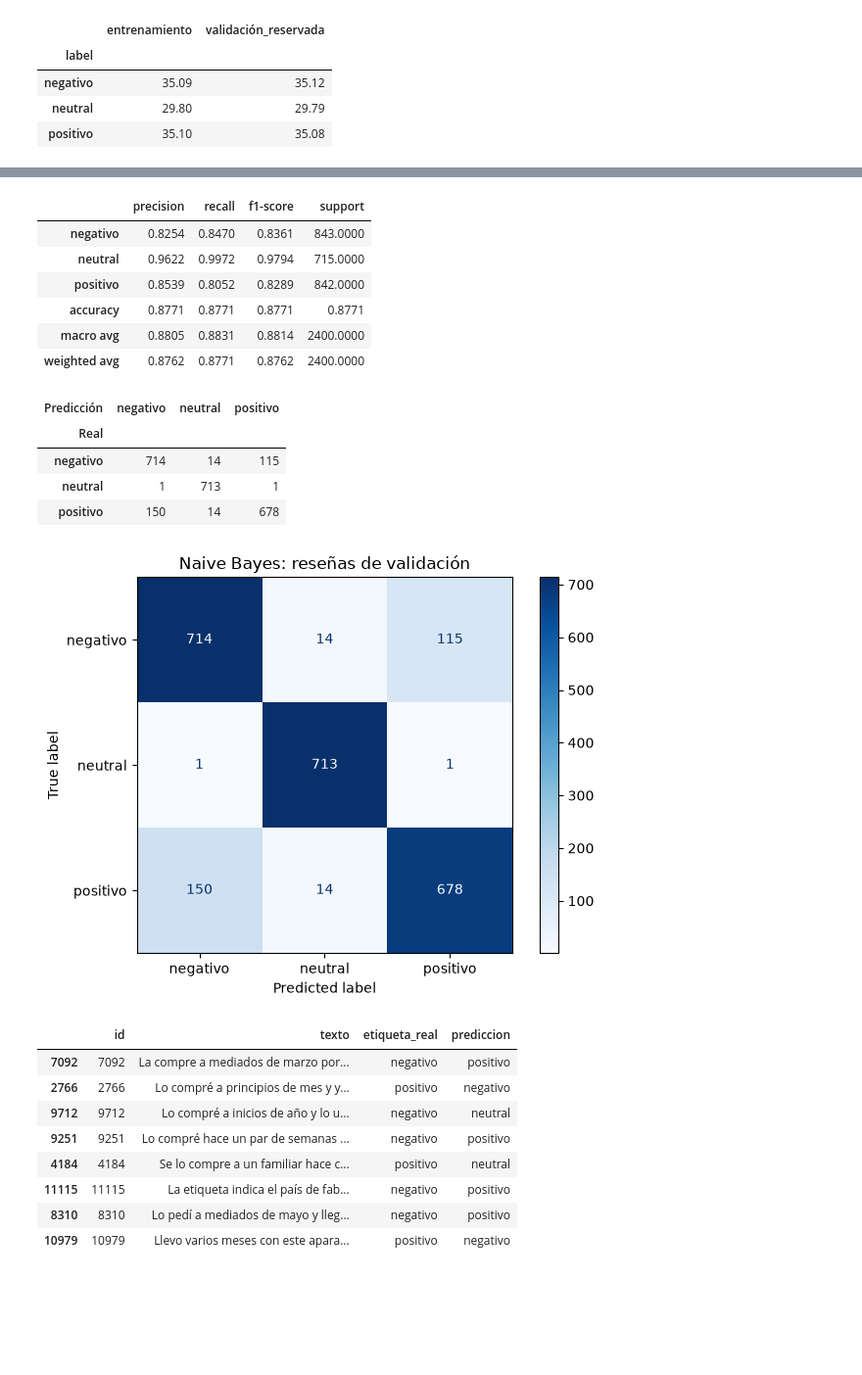
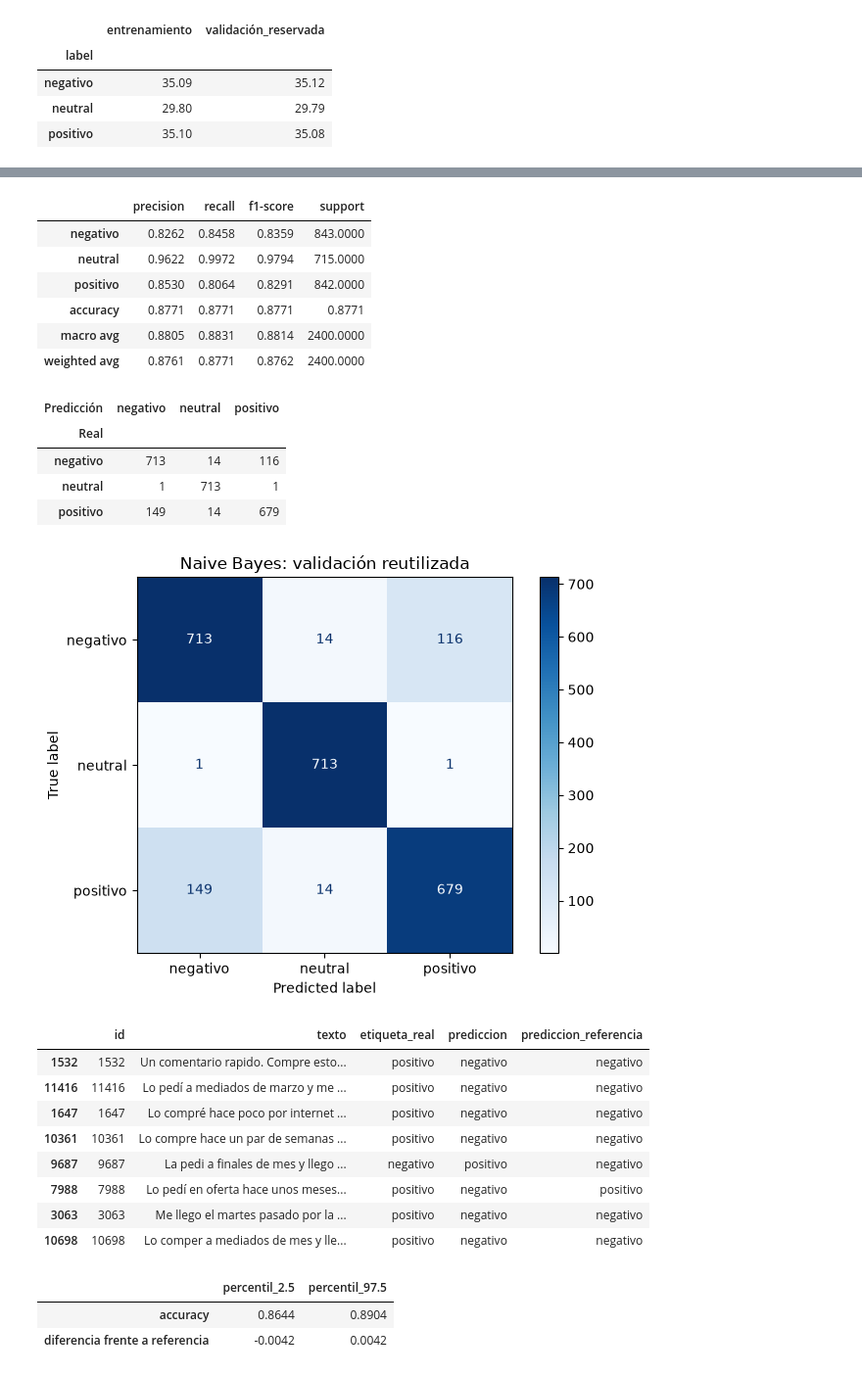
Before and after one commit to lauraS191/Proyecto-Machine-Learning, a Jupyter notebook: notebooks/04_Naive_Bayes.ipynb, the cells around one changed output, grey strips where cells are left out. Shown at 98% size. Drawn from its saved outputs; the diff is of its cells as text; code cells hidden in the pictures; blank space fills up the shorter version.

```diff
--- a/notebooks/04_Naive_Bayes.ipynb
+++ b/notebooks/04_Naive_Bayes.ipynb
@@ -359,0 +345,11 @@ Parámetros: {'classifier__alpha': 0.1, 'representacion__contexto__marcar__kw_ar
+# %%
+with TemporaryDirectory(prefix="nb-202620-") as carpeta_cache:
+    memoria = Memory(carpeta_cache, verbose=0)
+    anterior = crear_pipeline("TF-IDF", "MultinomialNB").set_params(classifier__alpha=0.1)
+    referencia, tabla_referencia, fila_referencia = buscar(
+        anterior, {}, X_train, y_train, cv, memoria, "TF-IDF", "MultinomialNB", "referencia_anterior")
+    mejor_modelo, mejor_resultado, tabla_experimentos, tabla_finalistas, candidatos = buscar_dos_etapas(
+        X_train, y_train, cv, memoria)
+
+print("Elegido por CV:", mejor_resultado["clave"])
+print("Parámetros completos:", mejor_modelo.get_params(deep=False))
@@ -419,26 +558,43 @@ El ganador ya quedó elegido con CV. Ahora reviso las 2.400 reseñas de validaci
 # %%
 predicciones_val = mejor_modelo.predict(X_val)
+predicciones_ref = referencia.predict(X_val)
 accuracy_val = accuracy_score(y_val, predicciones_val)
 f1_val = f1_score(y_val, predicciones_val, average="macro")
-accuracy_anterior = accuracy_score(y_val, referencia.predict(X_val))
-print(f"Accuracy: {accuracy_val:.4f}; F1 macro: {f1_val:.4f}")
-print(f"Referencia anterior: {accuracy_anterior:.4f}; diferencia: {100 * (accuracy_val - accuracy_anterior):.2f} puntos.")
+accuracy_anterior = accuracy_score(y_val, predicciones_ref)
+print(f"Accuracy: {accuracy_val:.4f}; F1 macro: {f1_val:.4f}; referencia: {accuracy_anterior:.4f}")
 reporte = pd.DataFrame(classification_report(y_val, predicciones_val, labels=CLASES,
                                             output_dict=True, zero_division=0)).T
 matriz = pd.DataFrame(confusion_matrix(y_val, predicciones_val, labels=CLASES),
                       index=pd.Index(CLASES, name="Real"), columns=pd.Index(CLASES, name="Predicción"))
 display(reporte.round(4))
 display(matriz)
-import matplotlib.pyplot as plt
 ConfusionMatrixDisplay(matriz.to_numpy(), display_labels=CLASES).plot(cmap="Blues")
-plt.title("Naive Bayes: reseñas de validación")
+plt.title("Naive Bayes: validación reutilizada")
 plt.tight_layout()
 plt.show()
-
-predicciones_validacion = pd.DataFrame({"id": train.loc[X_val.index, "id"], "texto": X_val,
-                                       "etiqueta_real": y_val, "prediccion": predicciones_val})
+predicciones_validacion = pd.DataFrame({
+    "id": train.loc[X_val.index, "id"], "texto": X_val, "etiqueta_real": y_val,
+    "prediccion": predicciones_val, "prediccion_referencia": predicciones_ref,
+})
 errores = predicciones_validacion[predicciones_validacion["etiqueta_real"] != predicciones_validacion["prediccion"]]
-print(f"Errores: {len(errores)} de {len(X_val)}")
 with pd.option_context("display.max_colwidth", None):
     display(errores.sample(n=min(8, len(errores)), random_state=SEMILLA))
+aciertos = np.asarray(y_val) == predicciones_val
+aciertos_ref = np.asarray(y_val) == predicciones_ref
+rng = np.random.default_rng(SEMILLA)
+bootstrap = []
+for _ in range(500):
+    indices = rng.integers(0, len(y_val), size=len(y_val))
+    bootstrap.append([aciertos[indices].mean(), (aciertos[indices].astype(float)-aciertos_ref[indices]).mean()])
+intervalos = pd.DataFrame(np.quantile(bootstrap, [0.025, 0.975], axis=0).T,
+                          index=["accuracy", "diferencia frente a referencia"],
+                          columns=["percentil_2.5", "percentil_97.5"])
+display(intervalos.round(4))
+display(Markdown(
+    f"El candidato obtuvo **{100*accuracy_val:.2f}%** en este 20%, con F1 macro **{f1_val:.4f}**. "
+    f"La referencia obtuvo **{100*accuracy_anterior:.2f}%**. Quedaron **{len(errores)} errores**: "
+    f"{matriz.loc['negativo','positivo']} negativos se confundieron con positivos y "
+    f"{matriz.loc['positivo','negativo']} positivos con negativos. "
+    "Estas cifras permiten comprobar si la mejora se concentra en las opiniones opuestas."
+))
 # %% [output]
@@ -448,22 +602,25 @@ Errores: 295 de 2400
 |  | precision | recall | f1-score | support |
-| negativo | 0.8254 | 0.8470 | 0.8361 | 843.0000 |
+| negativo | 0.8262 | 0.8458 | 0.8359 | 843.0000 |
 | neutral | 0.9622 | 0.9972 | 0.9794 | 715.0000 |
-| positivo | 0.8539 | 0.8052 | 0.8289 | 842.0000 |
+| positivo | 0.8530 | 0.8064 | 0.8291 | 842.0000 |
 | accuracy | 0.8771 | 0.8771 | 0.8771 | 0.8771 |
 | macro avg | 0.8805 | 0.8831 | 0.8814 | 2400.0000 |
-| weighted avg | 0.8762 | 0.8771 | 0.8762 | 2400.0000 |
+| weighted avg | 0.8761 | 0.8771 | 0.8762 | 2400.0000 |
 | Predicción | negativo | neutral | positivo |
 | Real |  |  |  |
-| negativo | 714 | 14 | 115 |
+| negativo | 713 | 14 | 116 |
 | neutral | 1 | 713 | 1 |
-| positivo | 150 | 14 | 678 |
+| positivo | 149 | 14 | 679 |
-[figure, old version]
+[figure, new version]
-|  | id | texto | etiqueta_real | prediccion |
-| 7092 | 7092 | La compre a mediados de marzo por... | negativo | positivo |
-| 2766 | 2766 | Lo compré a principios de mes y y... | positivo | negativo |
-| 9712 | 9712 | Lo compré a inicios de año y lo u... | negativo | neutral |
-| 9251 | 9251 | Lo compré hace un par de semanas ... | negativo | positivo |
-| 4184 | 4184 | Se lo compre a un familiar hace c... | positivo | neutral |
-| 11115 | 11115 | La etiqueta indica el país de fab... | negativo | positivo |
-| 8310 | 8310 | Lo pedí a mediados de mayo y lleg... | negativo | positivo |
-| 10979 | 10979 | Llevo varios meses con este apara... | positivo | negativo |
+|  | id | texto | etiqueta_real | prediccion | prediccion_referencia |
+| 1532 | 1532 | Un comentario rapido. Compre esto... | positivo | negativo | negativo |
+| 11416 | 11416 | Lo pedí a mediados de marzo y me ... | positivo | negativo | negativo |
+| 1647 | 1647 | Lo compré hace poco por internet ... | positivo | negativo | negativo |
+| 10361 | 10361 | Lo compre hace un par de semanas ... | positivo | negativo | negativo |
+| 9687 | 9687 | La pedi a finales de mes y llego ... | negativo | positivo | negativo |
+| 7988 | 7988 | Lo pedí en oferta hace unos meses... | positivo | negativo | positivo |
+| 3063 | 3063 | Me llego el martes pasado por la ... | positivo | negativo | negativo |
+| 10698 | 10698 | Lo comper a mediados de mes y lle... | positivo | negativo | negativo |
+|  | percentil_2.5 | percentil_97.5 |
+| accuracy | 0.8644 | 0.8904 |
+| diferencia frente a referencia | -0.0042 | 0.0042 |
```
Also changed, not shown: parts of 40 cells of this notebook, 3 other files.
